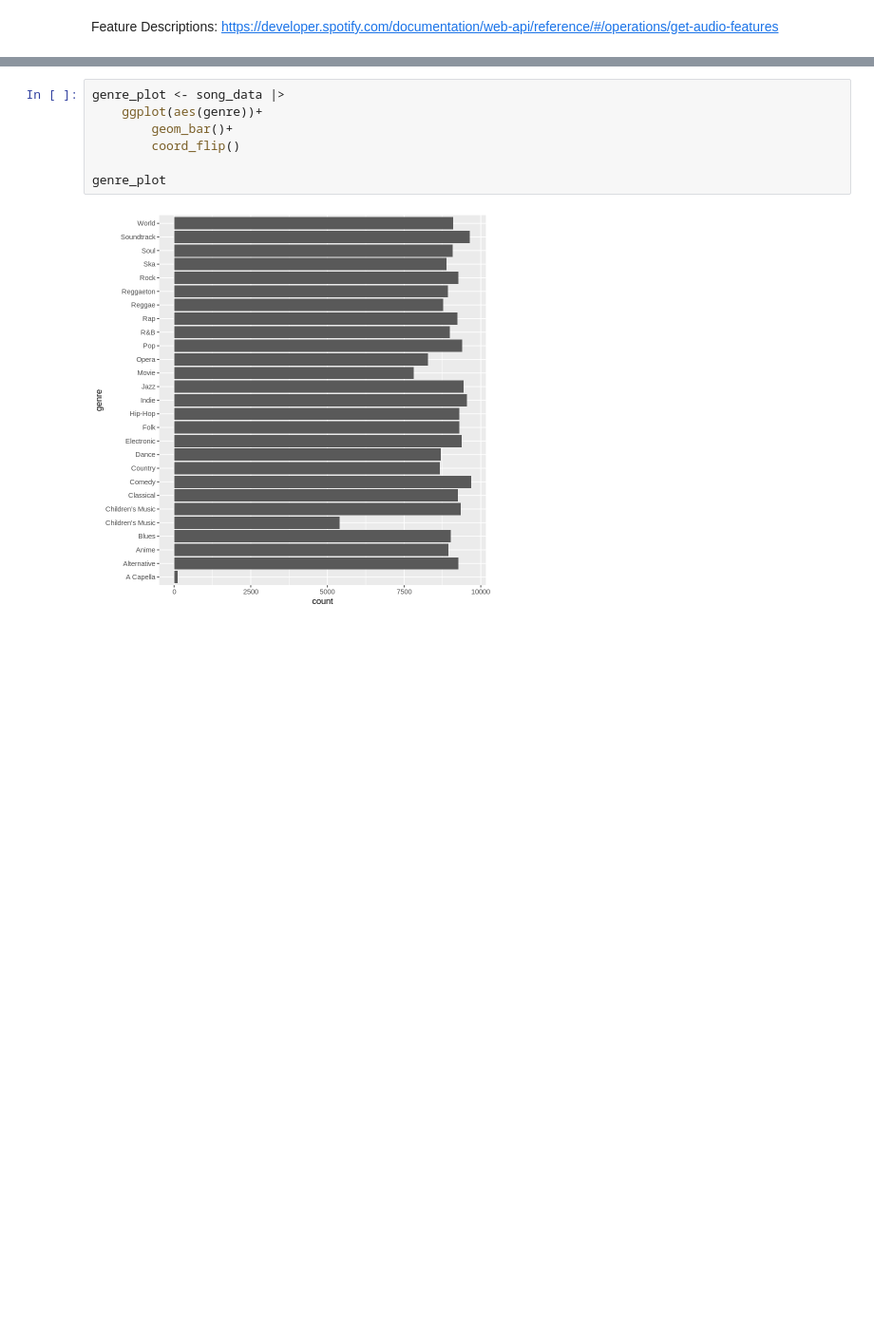
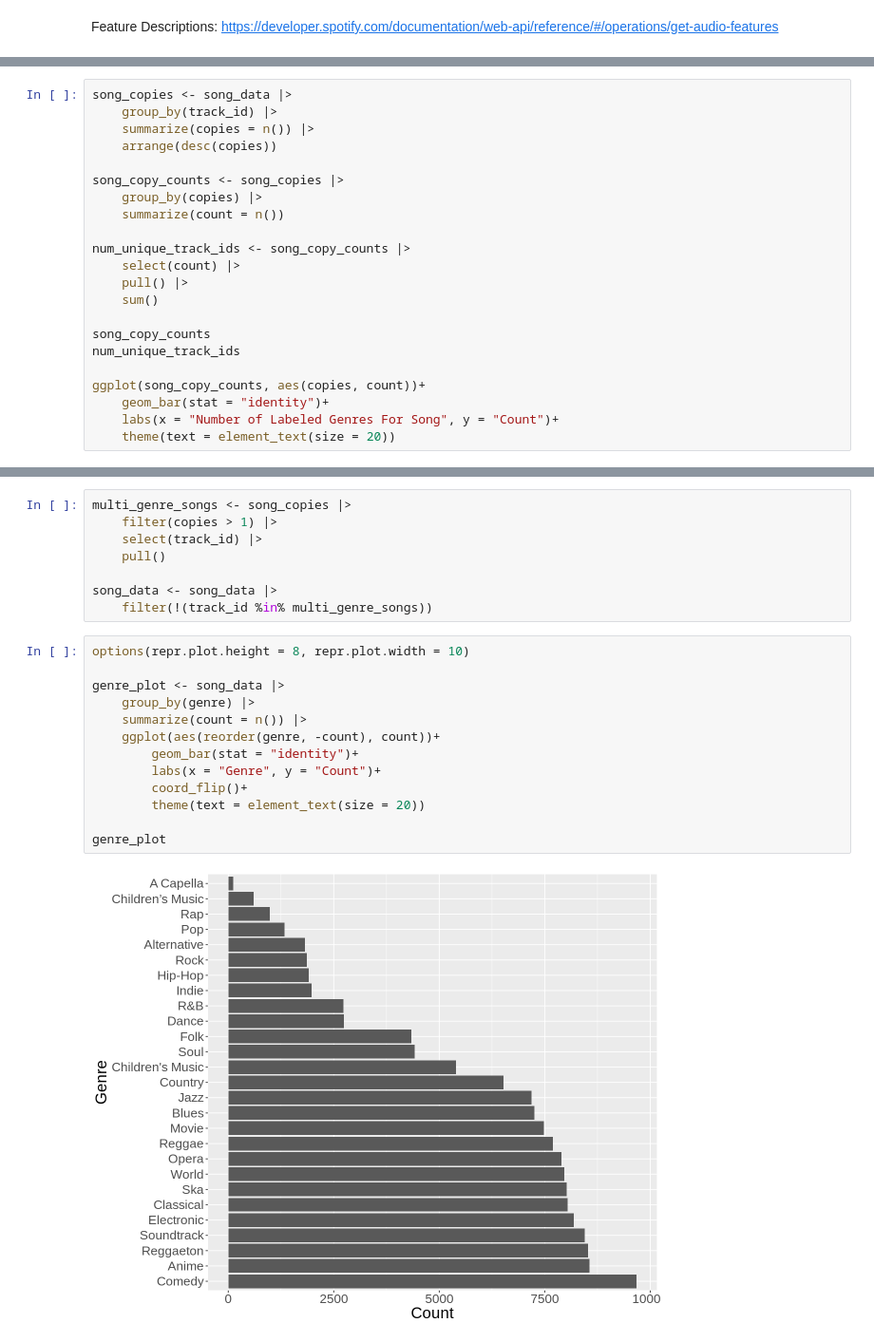
Before and after one commit to aidanmeharg/dsci-100-2022W2-group-5, a Jupyter notebook: group_5_proposal.ipynb, the cells around one changed output, grey strips where cells are left out. Shown at 95% size. Cells and saved outputs as stored; diff of their text form; blank space fills up the shorter version.

Commit message:
Look at multi genre songs

```diff
--- a/group_5_proposal.ipynb
+++ b/group_5_proposal.ipynb
@@ -58,0 +44,22 @@ A spec_tbl_df: 232725 × 18
+# %%
+song_copies <- song_data |>
+    group_by(track_id) |>
+    summarize(copies = n()) |>
+    arrange(desc(copies))
+
+song_copy_counts <- song_copies |>
+    group_by(copies) |>
+    summarize(count = n())
+
+num_unique_track_ids <- song_copy_counts |>
+    select(count) |>
+    pull() |>
+    sum()
+
+song_copy_counts
+num_unique_track_ids
+
+ggplot(song_copy_counts, aes(copies, count))+
+    geom_bar(stat = "identity")+
+    labs(x = "Number of Labeled Genres For Song", y = "Count")+
+    theme(text = element_text(size = 20))
@@ -59,9 +108,23 @@ A spec_tbl_df: 232725 × 18
+# %%
+multi_genre_songs <- song_copies |>
+    filter(copies > 1) |>
+    select(track_id) |>
+    pull()
+
+song_data <- song_data |>
+    filter(!(track_id %in% multi_genre_songs))
 # %%
+options(repr.plot.height = 8, repr.plot.width = 10)
+
 genre_plot <- song_data |>
-    ggplot(aes(genre))+
-        geom_bar()+
-        coord_flip()
+    group_by(genre) |>
+    summarize(count = n()) |>
+    ggplot(aes(reorder(genre, -count), count))+
+        geom_bar(stat = "identity")+
+        labs(x = "Genre", y = "Count")+
+        coord_flip()+
+        theme(text = element_text(size = 20))
 
 genre_plot
 # %% [output]
-[figure, old version]
+[figure, new version]
```
Also changed, not shown: parts of 19 cells of this notebook.
